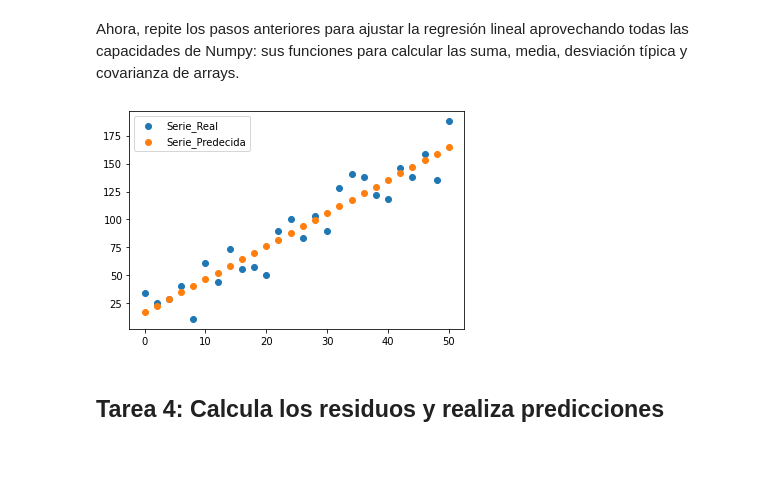
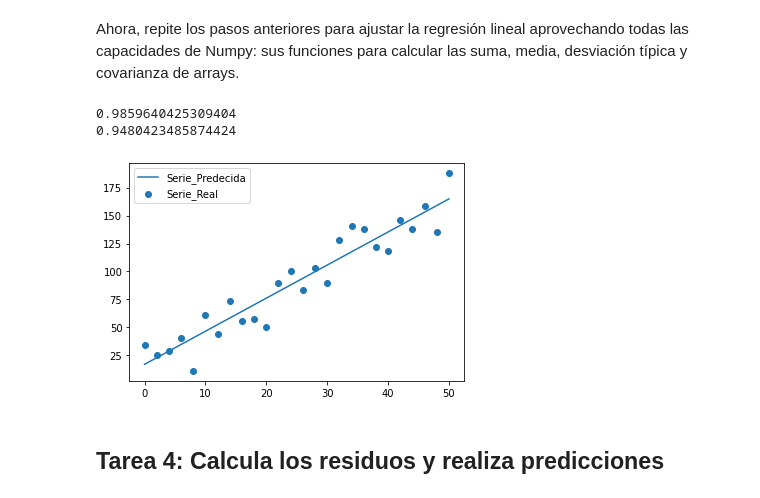
Before and after one commit to Patilla4puto/Intro_to_ml-tokio_school, a Jupyter notebook: soluciones/03-1-Regresion_lineal_simple-Ajuste_por_minimos_cuadrados.ipynb, the cells around one changed output. Cells and saved outputs as stored; diff of their text form; code cells hidden in the pictures; blank space fills up the shorter version.

```diff
--- a/soluciones/03-1-Regresion_lineal_simple-Ajuste_por_minimos_cuadrados.ipynb
+++ b/soluciones/03-1-Regresion_lineal_simple-Ajuste_por_minimos_cuadrados.ipynb
@@ -167,20 +165,25 @@ Ahora, repite los pasos anteriores para ajustar la regresión lineal aprovechand
 # %%
 ## TODO: Resuelve la regresión lineal con las funciones avanzadas de Numpy
 ## Usa nuevos nombres de variables como np_x_avg, np_x_std, np_r2, etc.
-
+import math
 np_n = len(X)
 np_XY=np.dot(X,Y)
 np_X2 =np.sum(np.square(X))
 np_m = (np_XY-np.sum(X)*np.sum(Y)/np_n)/(np_X2-pow(np.sum(X),2)/np_n)
-np_b = np.average(Y)-m*np.average(X)
-np_r2 = np.cov(X,Y)[0][1]/(np.var(X)*np.var(Y))
+np_b = np.average(Y)-np_m*np.average(X)
+np_covarXY = np.cov(X,Y)
+
+np_r2 = np_covarXY[0][1]/(math.sqrt(np.var(X)*np.var(Y)))
 np_Ypredic = X*np_m+np_b
+
 plt.scatter(X,Y,label ='Serie_Real')
-plt.scatter(X,np_Ypredic, label = 'Serie_Predecida')
+plt.plot(X,np_Ypredic, label = 'Serie_Predecida')
 plt.legend()
 plt.draw()
 # %% [output]
+0.9859640425309404
+0.9480423485874424
-[figure, old version]
+[figure, new version]
 # %% [markdown]
 ## Tarea 4: Calcula los residuos y realiza predicciones
 # %% [markdown]
```
Also changed, not shown: parts of 4 cells of this notebook.
